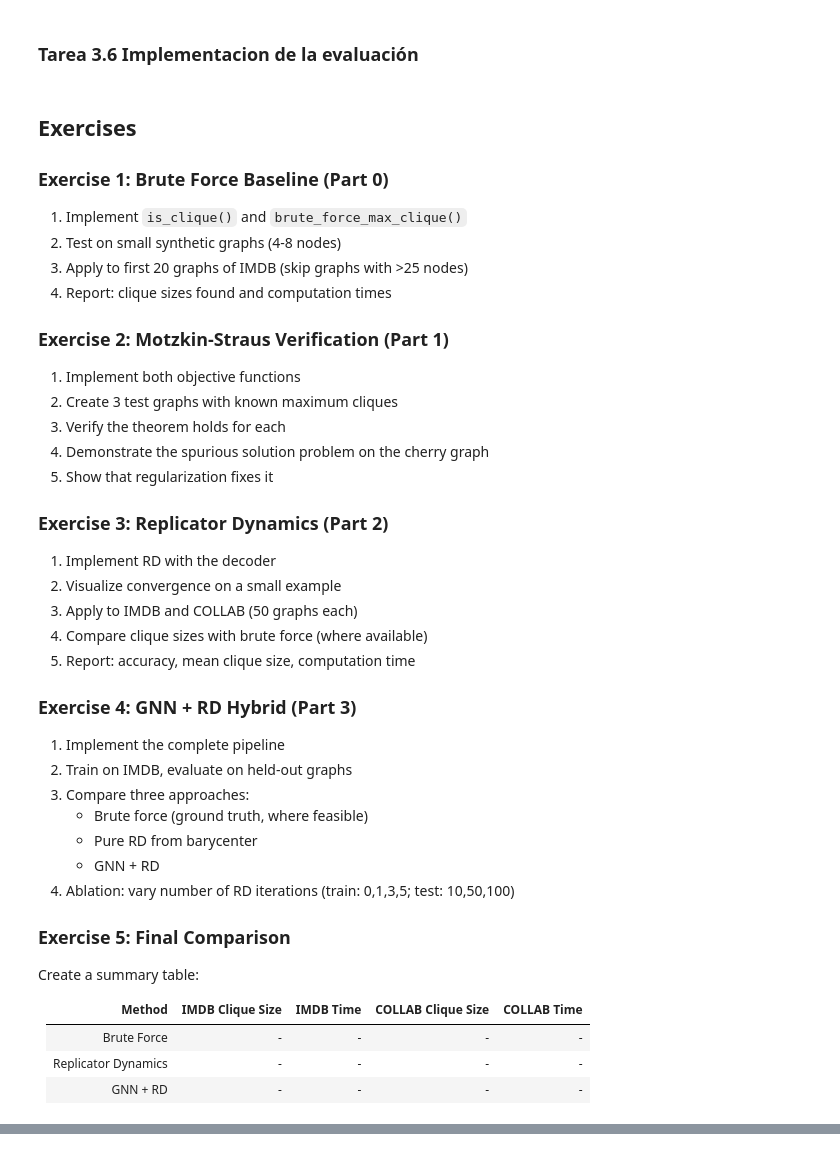
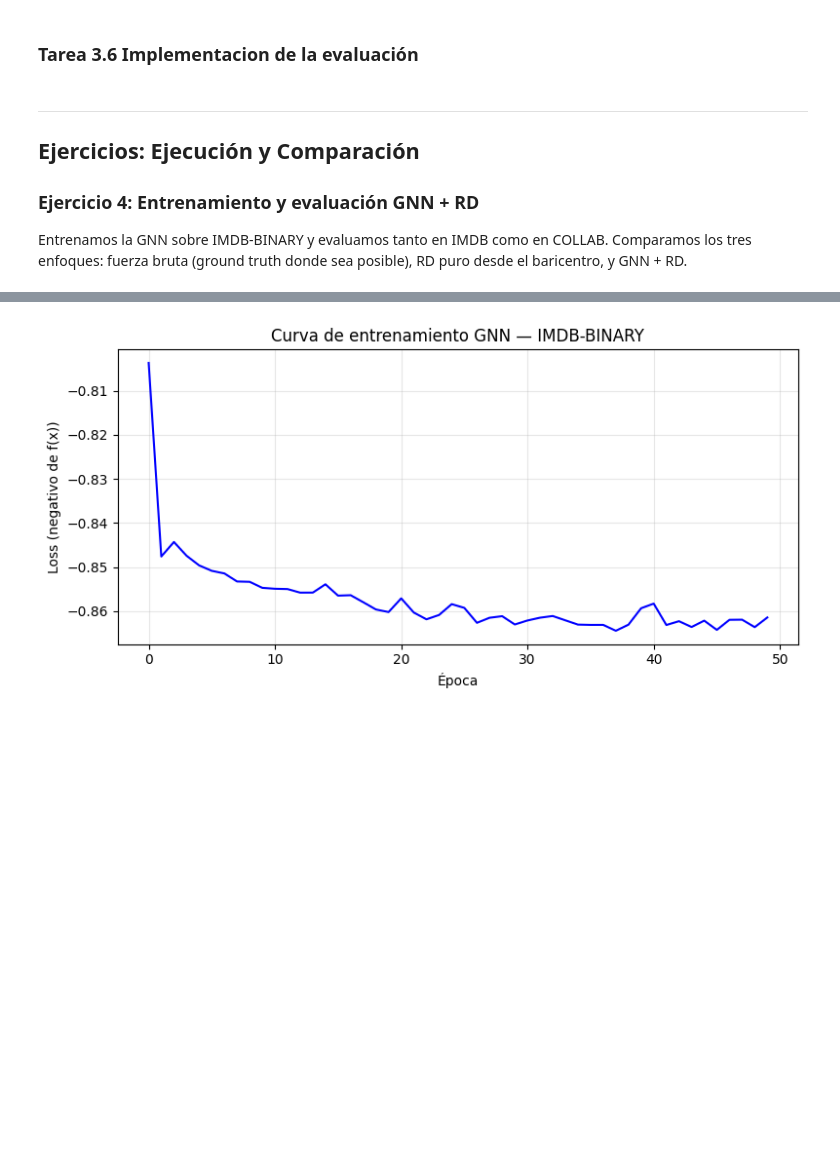
Before and after one commit to JBLOZ/IA, a Jupyter notebook: 3erAnyo/2doCuatri/agentes_inteligentes/practicas/practica1/notebook.ipynb, the cells around one changed output, grey strips where cells are left out. Cells and saved outputs as stored; diff of their text form; code cells hidden in the pictures; blank space fills up the shorter version.

```diff
--- a/3erAnyo/2doCuatri/agentes_inteligentes/practicas/practica1/notebook.ipynb
+++ b/3erAnyo/2doCuatri/agentes_inteligentes/practicas/practica1/notebook.ipynb
@@ -441,11 +695,17 @@ class MaxCliqueGNN(nn.Module):
         Returns:
             p: Simplex point (num_nodes,)
         """
-        # TODO: Implement forward pass
         # 1. Apply GCN layers with ReLU activation
-        # 2. Apply output linear layer
+        for conv in self.convs:
+            x = F.relu(conv(x, edge_index))
+
+        # 2. Apply output linear layer (num_nodes, 1)
+        x = self.output(x).squeeze(-1)
+
         # 3. Apply softmax to get valid simplex point
-        pass
+        p = F.softmax(x, dim=0)
+
+        return p
 # %% [markdown]
 ### Tarea 3.3 Implementacion de differentiable Replicator Dynamics
 # %%
@@ -460,9 +720,10 @@ def differentiable_rd_step(p, A):
     Returns:
         p_new: torch.Tensor (n,) - updated simplex point
     """
-    # TODO: Implement one RD step in PyTorch
-    # This must be differentiable!
-    pass
+    # x_new = x * (A @ x), then normalize
+    p_new = p * (A @ p)
+    p_new = p_new / (p_new.sum() + 1e-16)
+    return p_new
 
 
 def differentiable_rd(p, A, num_iterations=3):
@@ -489,8 +750,7 @@ def maxclique_loss(p, A):
     Returns:
         loss: scalar tensor
     """
-    # TODO: Return -p^T A p
-    pass
+    return -(p @ A @ p)
 # %% [markdown]
 ### Tarea 3.5 Implementación del training loop
 # %%
@@ -565,42 +886,25 @@ def evaluate_gnn(model, dataset, rd_test_iters=100):
 
     return results
 # %% [markdown]
-## Exercises
+---
 
-### Exercise 1: Brute Force Baseline (Part 0)
-1. Implement `is_clique()` and `brute_force_max_clique()`
-2. Test on small synthetic graphs (4-8 nodes)
-3. Apply to first 20 graphs of IMDB (skip graphs with >25 nodes)
-4. Report: clique sizes found and computation times
+## Ejercicios: Ejecución y Comparación
 
-### Exercise 2: Motzkin-Straus Verification (Part 1)
-1. Implement both objective functions
-2. Create 3 test graphs with known maximum cliques
-3. Verify the theorem holds for each
-4. Demonstrate the spurious solution problem on the cherry graph
-5. Show that regularization fixes it
+### Ejercicio 4: Entrenamiento y evaluación GNN + RD
 
-### Exercise 3: Replicator Dynamics (Part 2)
-1. Implement RD with the decoder
-2. Visualize convergence on a small example
-3. Apply to IMDB and COLLAB (50 graphs each)
-4. Compare clique sizes with brute force (where available)
-5. Report: accuracy, mean clique size, computation time
-
-### Exercise 4: GNN + RD Hybrid (Part 3)
-1. Implement the complete pipeline
-2. Train on IMDB, evaluate on held-out graphs
-3. Compare three approaches:
-   - Brute force (ground truth, where feasible)
-   - Pure RD from barycenter
-   - GNN + RD
-4. Ablation: vary number of RD iterations (train: 0,1,3,5; test: 10,50,100)
-
-### Exercise 5: Final Comparison
-Create a summary table:
-
-| Method | IMDB Clique Size | IMDB Time | COLLAB Clique Size | COLLAB Time |
-|--------|------------------|-----------|--------------------| ------------|
-| Brute Force | - | - | - | - |
-| Replicator Dynamics | - | - | - | - |
-| GNN + RD | - | - | - | - |
+Entrenamos la GNN sobre IMDB-BINARY y evaluamos tanto en IMDB como en COLLAB. Comparamos los tres enfoques: fuerza bruta (ground truth donde sea posible), RD puro desde el baricentro, y GNN + RD.
+# %%
+# Entrenar GNN en IMDB-BINARY
+model_imdb = MaxCliqueGNN(input_dim=3, hidden_dim=32, num_layers=2)
+model_imdb, losses_imdb = train_gnn(model_imdb, imdb_dataset, num_epochs=50, lr=0.005, rd_train_iters=3, max_graphs=100)
+
+# Visualizar curva de pérdida
+plt.figure(figsize=(8, 4))
+plt.plot(losses_imdb, 'b-', linewidth=1.5)
+plt.xlabel('Época')
+plt.ylabel('Loss (negativo de f(x))')
+plt.title('Curva de entrenamiento GNN — IMDB-BINARY')
+plt.grid(True, alpha=0.3)
+plt.tight_layout()
+plt.show()
+# %% [output]
@@ -606,0 +916 @@ Create a summary table:
+[figure, added]
```
Also changed, not shown: parts of 23 cells of this notebook, 1 other file.
